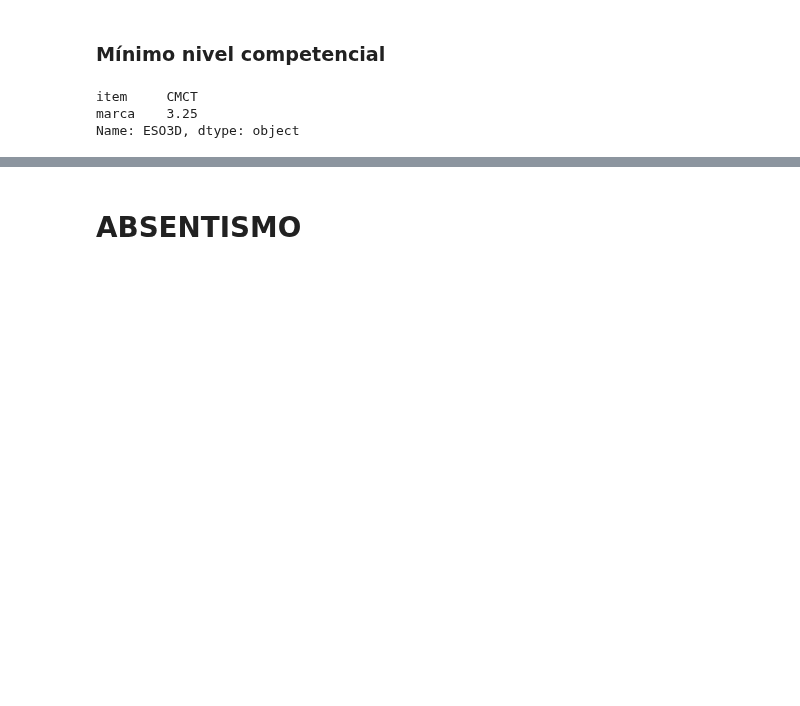
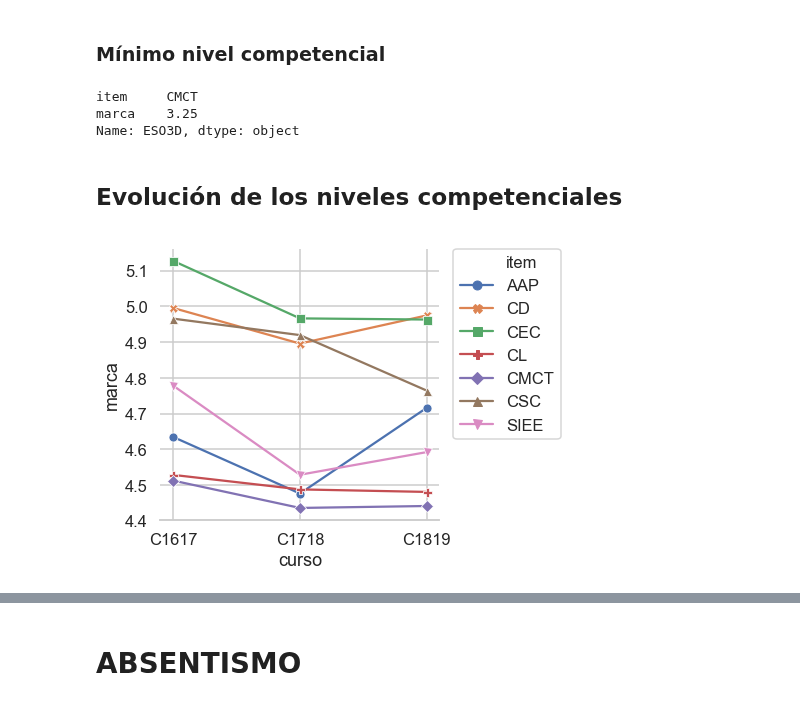
Before and after one commit to iespuertodelacruz/analitica, a Jupyter notebook: C1819/E2.ipynb, the cells around one changed output, grey strips where cells are left out. Drawn from its saved outputs; the diff is of its cells as text; code cells hidden in the pictures; blank space fills up the shorter version.

```diff
--- a/C1819/E2.ipynb
+++ b/C1819/E2.ipynb
@@ -272,3 +278,12 @@ dfc_bc.iloc[dfc_bc.reset_index()['marca'].idxmin()][['item', 'marca']]
 item     CMCT
 marca    3.25
 Name: ESO3D, dtype: object
+# %% [markdown]
+## Evolución de los niveles competenciales
+# %%
+aux = df_bc.groupby(['curso', 'item']).mean().reset_index()[['curso', 'item', 'marca']]
+
+sns.set_context('talk')
+charts.bc_evolution_chart(aux)
+# %% [output]
+[figure, added]
```
Also changed, not shown: parts of 8 cells of this notebook, 1 other file.
